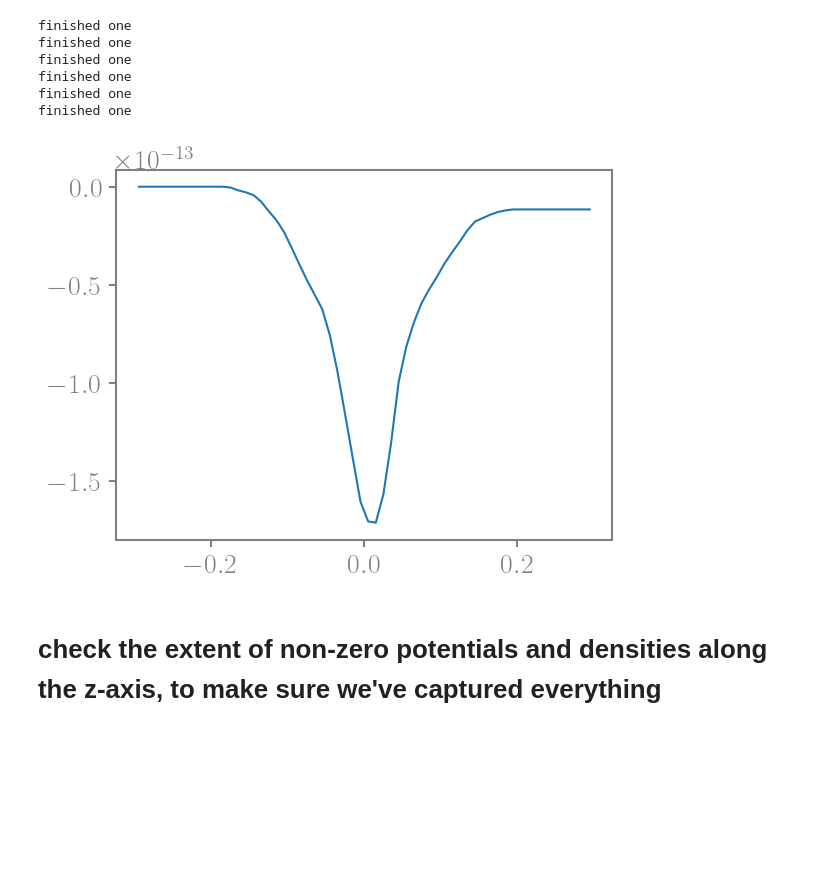
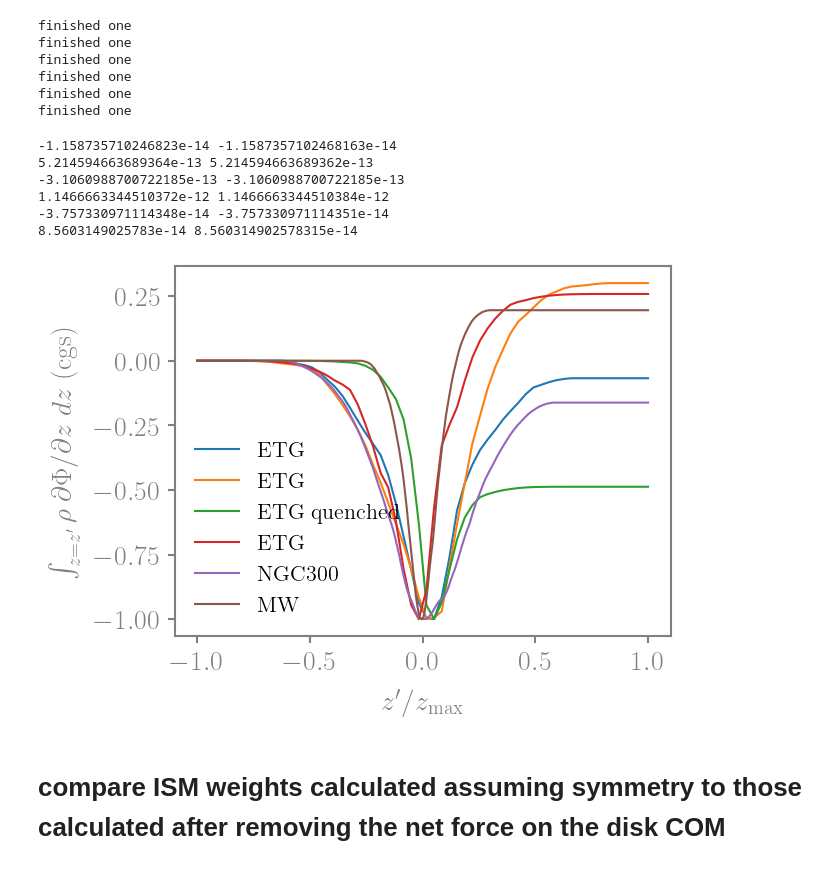
Before and after one commit to sjeffreson/GalactISM-analysis-PRFM, a Jupyter notebook: Check_weight-z-dstbn.ipynb, the cells around one changed output. Saved outputs shown, nothing was run; the diff lists cells and outputs as text; code cells hidden in the pictures; blank space fills up the shorter version.

```diff
--- a/Check_weight-z-dstbn.ipynb
+++ b/Check_weight-z-dstbn.ipynb
@@ -100,6 +100,7 @@ wndwlen=5
 # %%
 data = [ETG_vlM, ETG_lowM, ETG_medM, ETG_hiM, NGC300, MW]
 zbin_centers = [instance.zbin_centers_ptl for instance in data]
+labels = ['ETG', 'ETG', 'ETG quenched', 'ETG', 'NGC300', 'MW']
 # %%
 integrands = []
 for instance in data:
@@ -121,10 +122,22 @@ finished one
 finished one
 finished one
 # %%
-for zbins, integrand in zip(zbin_centers, integrands):
-    plt.plot(zbins/ah.kpc_to_cm, np.cumsum(np.median(integrand, axis=(0,1))))
+for zbins, integrand, label in zip(zbin_centers, integrands, labels):
+    sum = np.sum(np.median(integrand, axis=(0,1)))
+    cumsum = np.cumsum(np.median(integrand, axis=(0,1)))
+    print(sum, cumsum[-1])
+    plt.plot(zbins/np.max(zbins), cumsum/np.max(np.fabs(cumsum)), label=label)
+plt.ylabel(r'$\int_{z=z^\prime}{\rho \; \partial \Phi/\partial z \; dz}$ (cgs)')
+plt.xlabel(r'$z^\prime/z_{\rm max}$')
+plt.legend(frameon=False, loc='lower left', fontsize=16)
 plt.show()
 # %% [output]
+-1.158735710246823e-14 -1.1587357102468163e-14
+5.214594663689364e-13 5.214594663689362e-13
+-3.1060988700722185e-13 -3.1060988700722185e-13
+1.1466663344510372e-12 1.1466663344510384e-12
+-3.757330971114348e-14 -3.757330971114351e-14
+8.5603149025783e-14 8.560314902578315e-14
-[figure, old version]
+[figure, new version]
 # %% [markdown]
-# check the extent of non-zero potentials and densities along the z-axis, to make sure we've captured everything
+# compare ISM weights calculated assuming symmetry to those calculated after removing the net force on the disk COM
```
Also changed, not shown: parts of 6 cells of this notebook, 3 other files.
